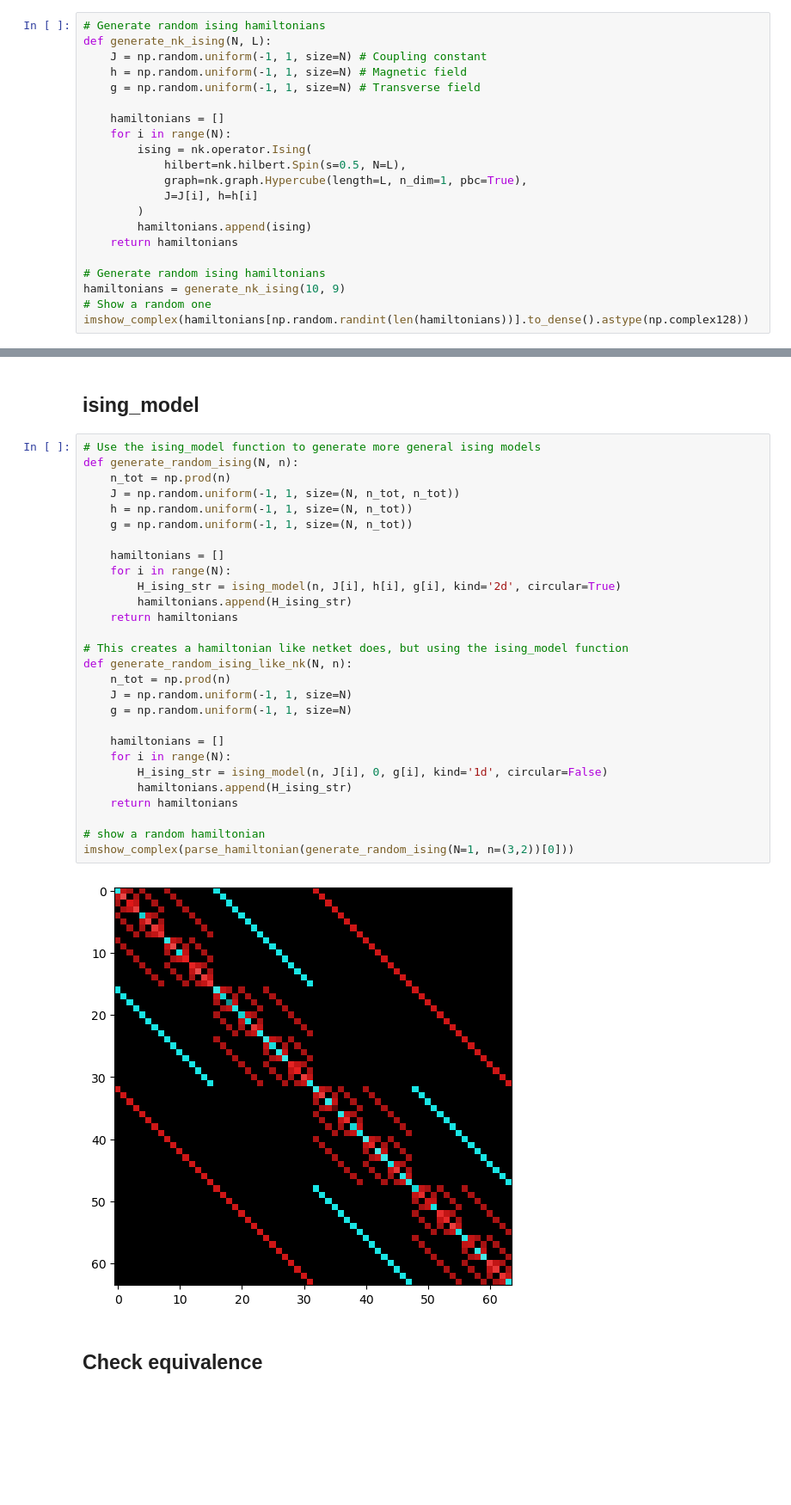
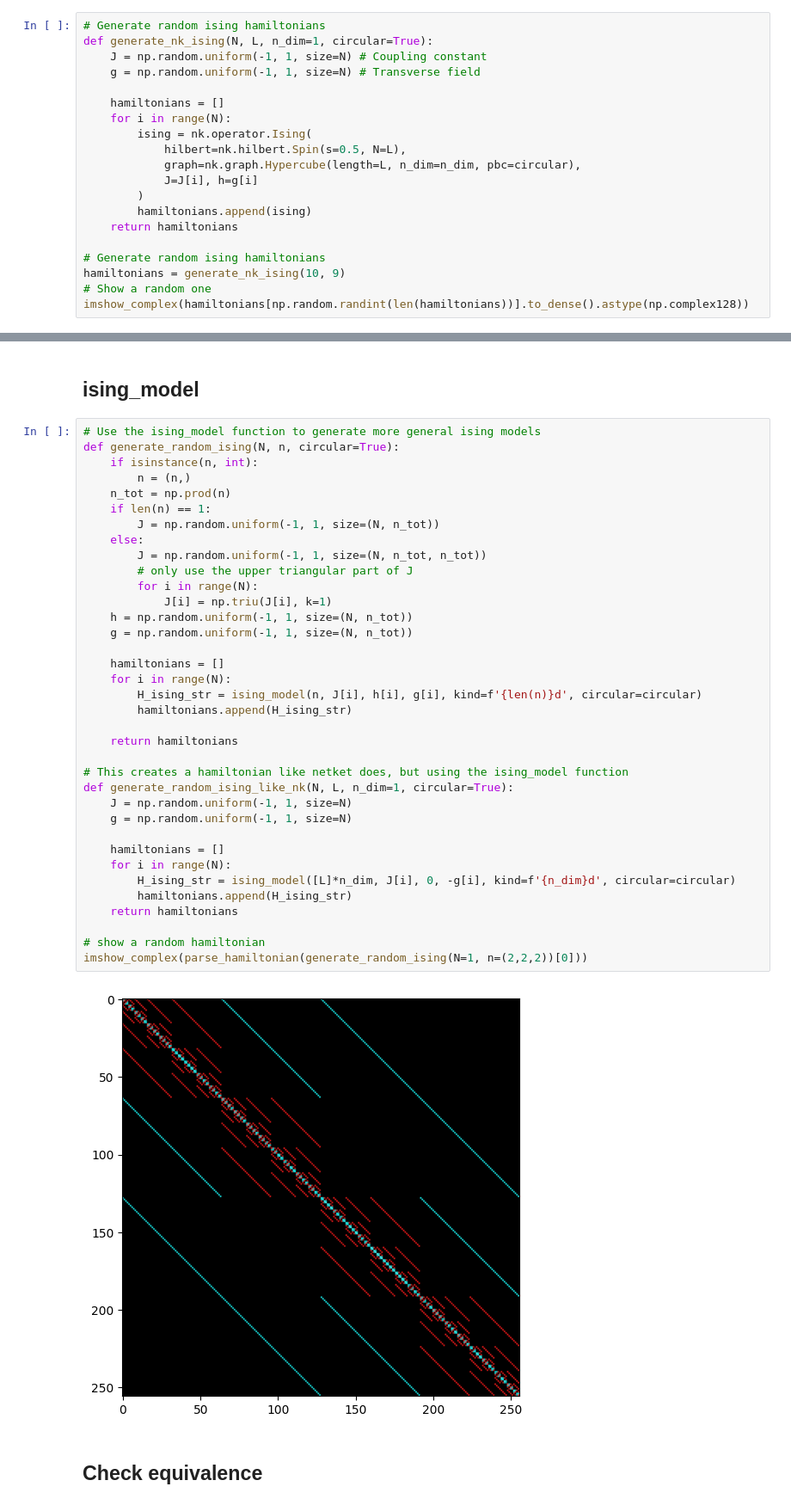
Before and after one commit to gerardPlanella/QGNN, a Jupyter notebook: dataset generation.ipynb, the cells around one changed output, grey strips where cells are left out. Shown at 86% size. Saved outputs shown, nothing was run; the diff lists cells and outputs as text; blank space fills up the shorter version.

```diff
--- a/dataset generation.ipynb
+++ b/dataset generation.ipynb
@@ -532,17 +540,16 @@ def get_n_qubits(hamiltonian):
 ## nk.operator.Ising
 # %%
 # Generate random ising hamiltonians
-def generate_nk_ising(N, L):
+def generate_nk_ising(N, L, n_dim=1, circular=True):
     J = np.random.uniform(-1, 1, size=N) # Coupling constant
-    h = np.random.uniform(-1, 1, size=N) # Magnetic field
     g = np.random.uniform(-1, 1, size=N) # Transverse field
 
     hamiltonians = []
     for i in range(N):
         ising = nk.operator.Ising(
             hilbert=nk.hilbert.Spin(s=0.5, N=L),
-            graph=nk.graph.Hypercube(length=L, n_dim=1, pbc=True),
-            J=J[i], h=h[i]
+            graph=nk.graph.Hypercube(length=L, n_dim=n_dim, pbc=circular),
+            J=J[i], h=g[i]
         )
         hamiltonians.append(ising)
     return hamiltonians
@@ -557,34 +564,42 @@ imshow_complex(hamiltonians[np.random.randint(len(hamiltonians))].to_dense().ast
 ## ising_model
 # %%
 # Use the ising_model function to generate more general ising models
-def generate_random_ising(N, n):
+def generate_random_ising(N, n, circular=True):
+    if isinstance(n, int):
+        n = (n,)
     n_tot = np.prod(n)
-    J = np.random.uniform(-1, 1, size=(N, n_tot, n_tot))
+    if len(n) == 1:
+        J = np.random.uniform(-1, 1, size=(N, n_tot))
+    else:
+        J = np.random.uniform(-1, 1, size=(N, n_tot, n_tot))
+        # only use the upper triangular part of J
+        for i in range(N):
+            J[i] = np.triu(J[i], k=1)
     h = np.random.uniform(-1, 1, size=(N, n_tot))
     g = np.random.uniform(-1, 1, size=(N, n_tot))
 
     hamiltonians = []
     for i in range(N):
-        H_ising_str = ising_model(n, J[i], h[i], g[i], kind='2d', circular=True)
+        H_ising_str = ising_model(n, J[i], h[i], g[i], kind=f'{len(n)}d', circular=circular)
         hamiltonians.append(H_ising_str)
+
     return hamiltonians
 
 # This creates a hamiltonian like netket does, but using the ising_model function
-def generate_random_ising_like_nk(N, n):
-    n_tot = np.prod(n)
+def generate_random_ising_like_nk(N, L, n_dim=1, circular=True):
     J = np.random.uniform(-1, 1, size=N)
     g = np.random.uniform(-1, 1, size=N)
 
     hamiltonians = []
     for i in range(N):
-        H_ising_str = ising_model(n, J[i], 0, g[i], kind='1d', circular=False)
+        H_ising_str = ising_model([L]*n_dim, J[i], 0, -g[i], kind=f'{n_dim}d', circular=circular)
         hamiltonians.append(H_ising_str)
     return hamiltonians
 
 # show a random hamiltonian
-imshow_complex(parse_hamiltonian(generate_random_ising(N=1, n=(3,2))[0]))
+imshow_complex(parse_hamiltonian(generate_random_ising(N=1, n=(2,2,2))[0]))
 # %% [output]
-[figure, old version]
+[figure, new version]
 # %% [markdown]
 ## Check equivalence
 # %%
```
Also changed, not shown: parts of 9 cells of this notebook.
